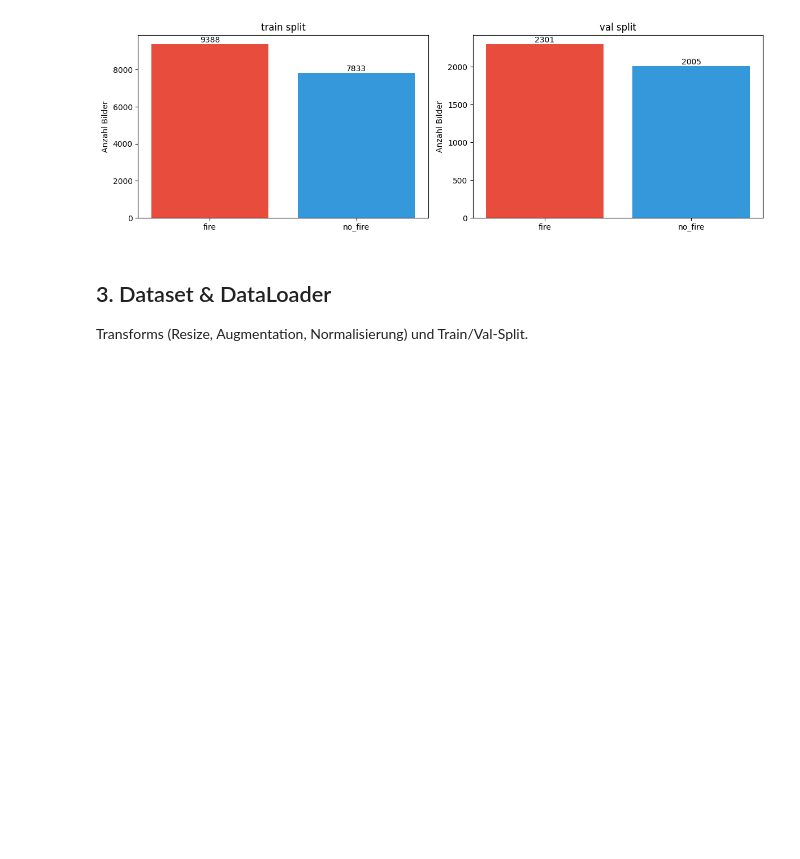
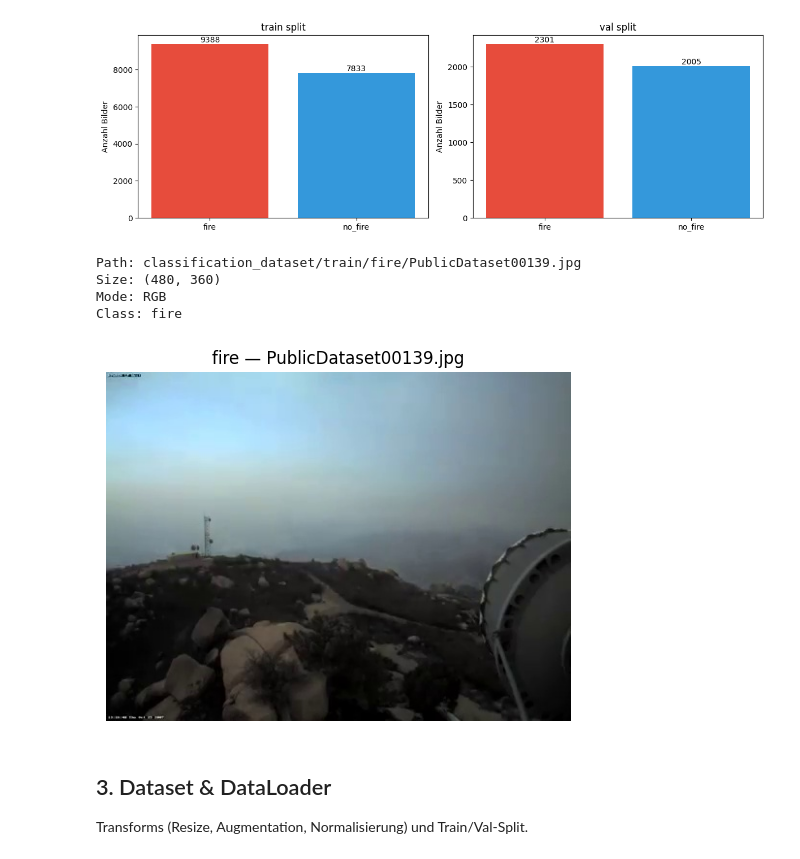
Before and after one commit to uulex/Explaining_Image_Classification, a Jupyter notebook: fire_detection/fire_detection.ipynb, the cells around one changed output. Drawn from its saved outputs; the diff is of its cells as text; code cells hidden in the pictures; blank space fills up the shorter version.

Commit message:
Neue Grafiken und Visualisierungen hinzugefügt

```diff
--- a/fire_detection/fire_detection.ipynb
+++ b/fire_detection/fire_detection.ipynb
@@ -186,6 +187,37 @@ if all_stats:
     plt.show()
 # %% [output]
 [figure]
+# %%
+# Zufälliges Beispielbild
+
+all_images = []
+for cls in ["fire", "no_fire"]:
+    folder = Path(OUTPUT_DIR) / "train" / cls
+    if folder.exists():
+        all_images.extend(list(folder.glob("*.jpg")))
+
+if all_images:
+    test_img_path = random.choice(all_images)
+    img = Image.open(test_img_path)
+
+    print(f"Path: {test_img_path}")
+    print(f"Size: {img.size}")
+    print(f"Mode: {img.mode}")
+    print(f"Class: {test_img_path.parent.name}")
+
+    plt.figure(figsize=(6, 6))
+    plt.imshow(img)
+    plt.title(f"{test_img_path.parent.name} — {test_img_path.name}")
+    plt.axis("off")
+    plt.show()
+else:
+    print("Keine Bilder gefunden. Wurde das Preprocessing schon ausgeführt?")
+# %% [output]
+Path: classification_dataset/train/fire/PublicDataset00139.jpg
+Size: (480, 360)
+Mode: RGB
+Class: fire
+[figure, added]
 # %% [markdown]
 ## 3. Dataset & DataLoader
 
```
Also changed, not shown: parts of 11 cells of this notebook, 3 other files.
